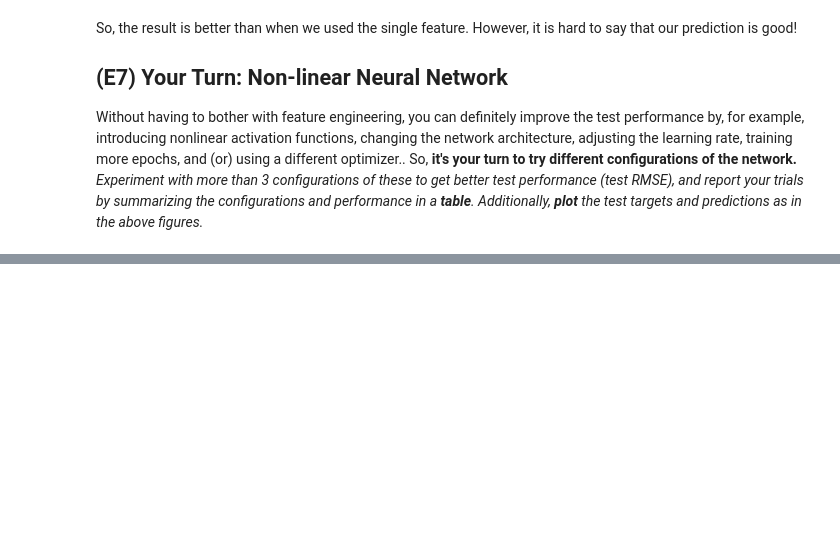
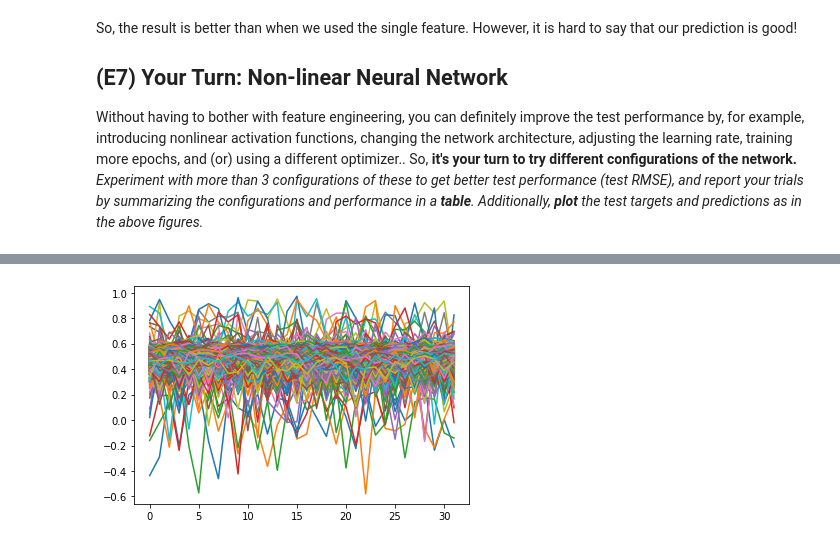
Before and after one commit to armandordorica/MIE1516_A3_Neural_Network, a Jupyter notebook: E7_regression.ipynb, the cells around one changed output, grey strips where cells are left out. Drawn from its saved outputs; the diff is of its cells as text; code cells hidden in the pictures; blank space fills up the shorter version.

```diff
--- a/E7_regression.ipynb
+++ b/E7_regression.ipynb
@@ -260,0 +307,5 @@ Without having to bother with feature engineering, you can definitely improve th
+# %%
+for i in range(0,1000):
+    plt.plot(total_pred_hist[i])
+# %% [output]
+[figure, added]
```
Also changed, not shown: parts of 9 cells of this notebook, 4 other files.
